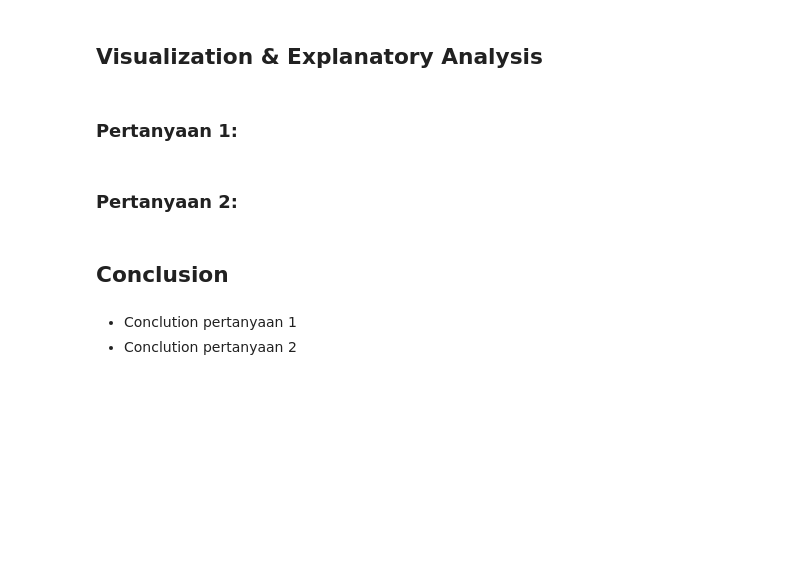
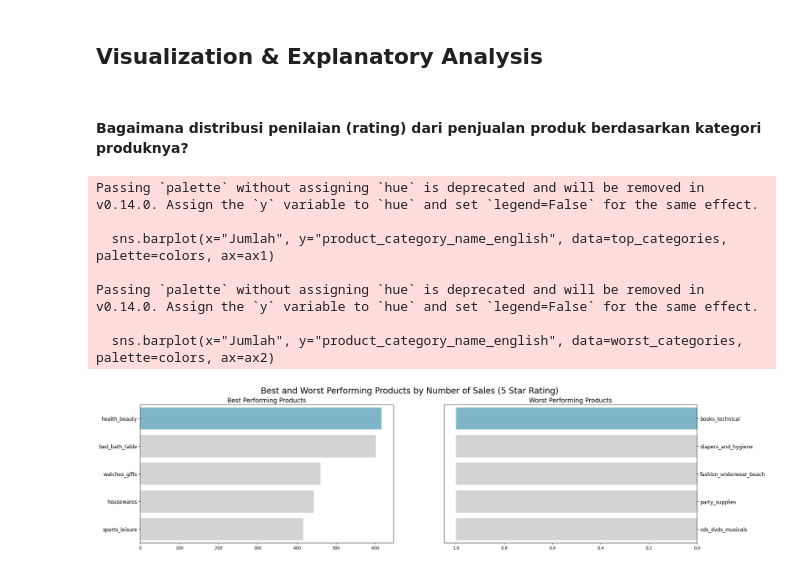
Before and after one commit to diahpitaaa/Proyek_Analisis_Data, a Jupyter notebook: Proyek_Analisis_Data.ipynb, the cells around one changed output. Cells and saved outputs as stored; diff of their text form; code cells hidden in the pictures; blank space fills up the shorter version.

Commit message:
added visualization and explanatory

```diff
--- a/Proyek_Analisis_Data.ipynb
+++ b/Proyek_Analisis_Data.ipynb
@@ -131,0 +637,3 @@ print(customer_city, '\n \n', customer_state)
+# %%
+merged_items_product_df = item_orders_df.merge(products_df, on='product_id', how='inner')
+merged_items_product_df.describe()
@@ -131,0 +650,7 @@ print(customer_city, '\n \n', customer_state)
+# %%
+# Melihat apakah semakin besar nilai dari length, height, width juga semakin besar pula nilai freight value ?
+# Melakukan sort volume tersebar hingga terkecil lalu ascendingkan dan bandingkan dengan volume terkecil apakah freight value berpengaruh?
+merged_items_product_df["volumeBarang"] = merged_items_product_df["product_length_cm"]*merged_items_product_df["product_height_cm"]*merged_items_product_df["product_width_cm"]
+sorted = merged_items_product_df.sort_values(by="volumeBarang", ascending=True)
+selected_columns=sorted[["volumeBarang","freight_value"]]
+print(selected_columns.sort_values(by="volumeBarang", ascending=False))
@@ -131,0 +710,5 @@ print(customer_city, '\n \n', customer_state)
+# %%
+merged_review_df = review_orders_df.merge(merged_items_product_df, on='order_id', how='inner')
+merged_review_df = merged_review_df.merge(category_products_translate_df, on='product_category_name', how='inner' )
+
+merged_review_df.info()
@@ -131,0 +733,4 @@ print(customer_city, '\n \n', customer_state)
+# %%
+merged_data = merged_review_df.merge(products_df, on='product_id', how='inner')
+grouped_data = merged_data.groupby(['product_category_name_english', 'review_score']).size().reset_index(name='Jumlah')
+print(grouped_data.sort_values(by='Jumlah', ascending=False))
@@ -153,11 +818,44 @@ products_df
 # %% [markdown]
 ## Visualization & Explanatory Analysis
-# %% [markdown]
-### Pertanyaan 1:
-# %% [markdown]
-### Pertanyaan 2:
-# %% [markdown]
-## Conclusion
-# %% [markdown]
-- Conclution pertanyaan 1
-- Conclution pertanyaan 2
+# %% [markdown]
+#### Bagaimana distribusi penilaian (rating) dari penjualan produk berdasarkan kategori produknya?
+# %%
+# Sort the data
+sorted_data = grouped_data.sort_values(by="Jumlah", ascending=False)
+
+# Select top and worst 5 categories
+top_categories = sorted_data.head(5)
+worst_categories = sorted_data.tail(5)
+
+# Create the plot
+fig, (ax1, ax2) = plt.subplots(1, 2, figsize=(24, 6))
+colors = ["#72BCD4", "#D3D3D3", "#D3D3D3", "#D3D3D3", "#D3D3D3"]
+
+# Bar plot for the top categories
+sns.barplot(x="Jumlah", y="product_category_name_english", data=top_categories, palette=colors, ax=ax1)
+ax1.set_ylabel(None)
+ax1.set_xlabel(None)
+ax1.set_title("Best Performing Products", loc="center", fontsize=15)
+ax1.tick_params(axis='y', labelsize=12)
+
+# Bar plot for the worst categories
+sns.barplot(x="Jumlah", y="product_category_name_english", data=worst_categories, palette=colors, ax=ax2)
+ax2.set_ylabel(None)
+ax2.set_xlabel(None)
+ax2.invert_xaxis()
+ax2.yaxis.set_label_position("right")
+ax2.yaxis.tick_right()
+ax2.set_title("Worst Performing Products", loc="center", fontsize=15)
+ax2.tick_params(axis='y', labelsize=12)
+
+plt.suptitle("Best and Worst Performing Products by Number of Sales (5 Star Rating)", fontsize=20)
+plt.show()
+# %% [output]
+Passing `palette` without assigning `hue` is deprecated and will be removed in v0.14.0. Assign the `y` variable to `hue` and set `legend=False` for the same effect.
+
+  sns.barplot(x="Jumlah", y="product_category_name_english", data=top_categories, palette=colors, ax=ax1)
+
+Passing `palette` without assigning `hue` is deprecated and will be removed in v0.14.0. Assign the `y` variable to `hue` and set `legend=False` for the same effect.
+
+  sns.barplot(x="Jumlah", y="product_category_name_english", data=worst_categories, palette=colors, ax=ax2)
+[figure, added]
```
Also changed, not shown: parts of 82 cells of this notebook.
